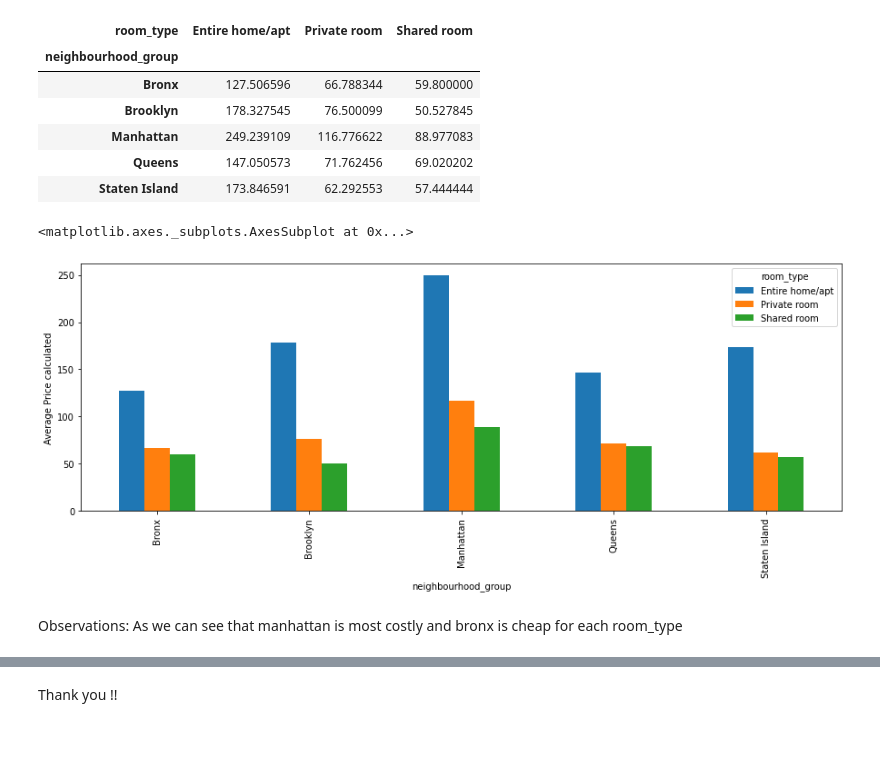
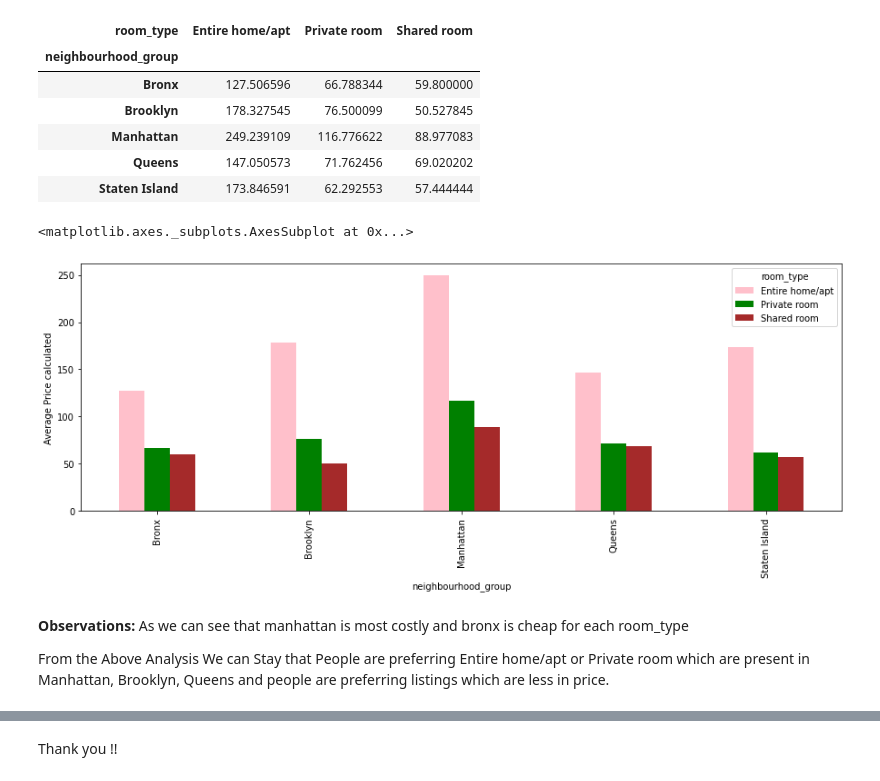
Before and after one commit to Kar1995/Air-bnb-Project, a Jupyter notebook: Airbnb_data_anaylsis.ipynb, the cells around one changed output, grey strips where cells are left out. Saved outputs shown, nothing was run; the diff lists cells and outputs as text; code cells hidden in the pictures; blank space fills up the shorter version.

```diff
--- a/Airbnb_data_anaylsis.ipynb
+++ b/Airbnb_data_anaylsis.ipynb
@@ -418,9 +419,11 @@ avg_price_df
 | Queens | 147.050573 | 71.762456 | 69.020202 |
 | Staten Island | 173.846591 | 62.292553 | 57.444444 |
 # %%
-avg_price_df.plot.bar(figsize=(15,5),ylabel='Average Price calculated')
+avg_price_df.plot.bar(figsize=(15,5),ylabel='Average Price calculated', color=['pink','green','brown'])
 # %% [output]
 <matplotlib.axes._subplots.AxesSubplot at 0x...>
-[figure, old version]
+[figure, new version]
 # %% [markdown]
-Observations: As we can see that manhattan is most costly and bronx is cheap for each room_type
+**Observations:** As we can see that manhattan is most costly and bronx is cheap for each room_type
+
+From the Above Analysis We can Stay that People are preferring Entire home/apt or Private room which are present in Manhattan, Brooklyn, Queens and people are preferring listings which are less in price.
```
Also changed, not shown: parts of 25 cells of this notebook.
